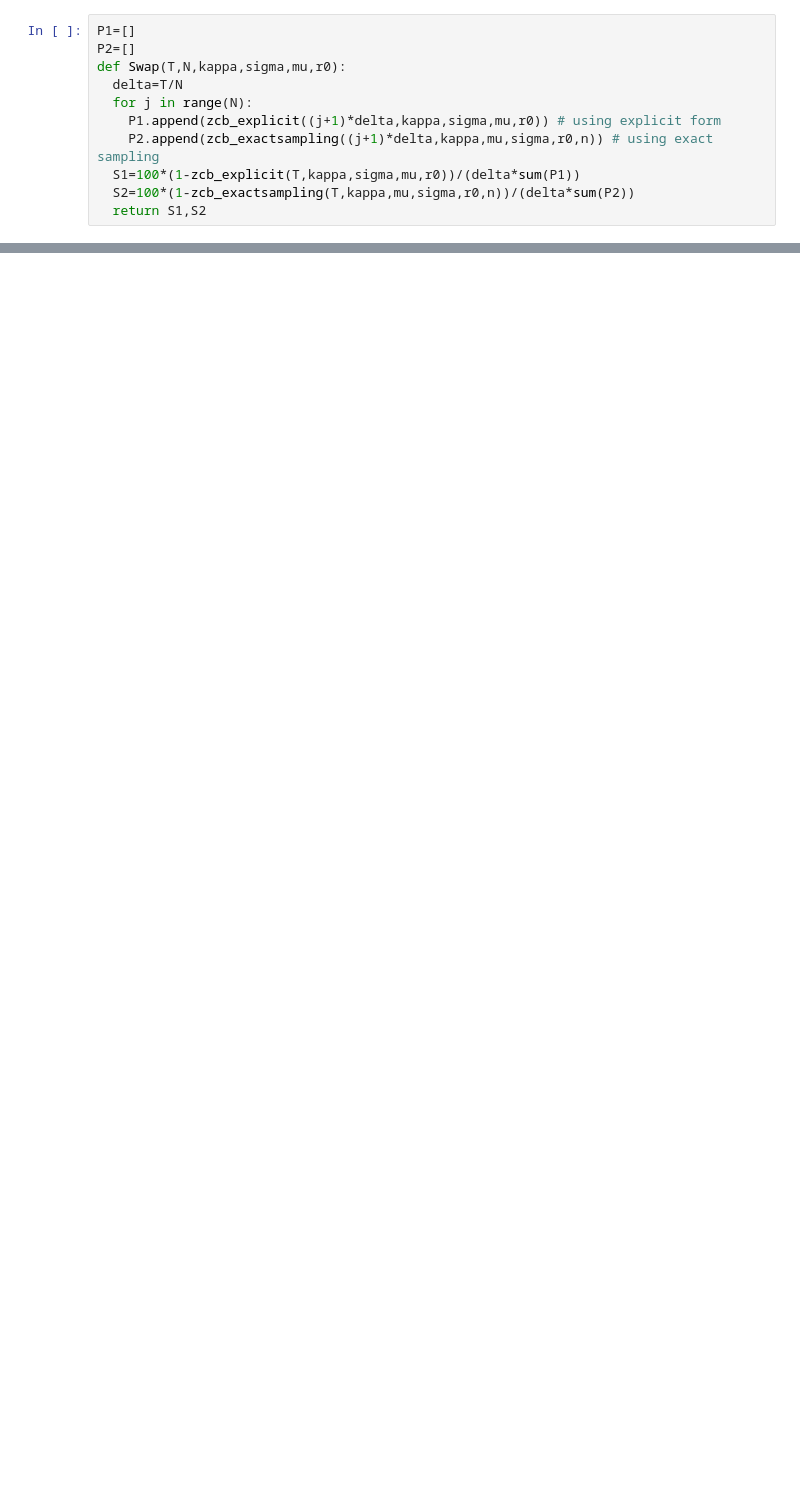
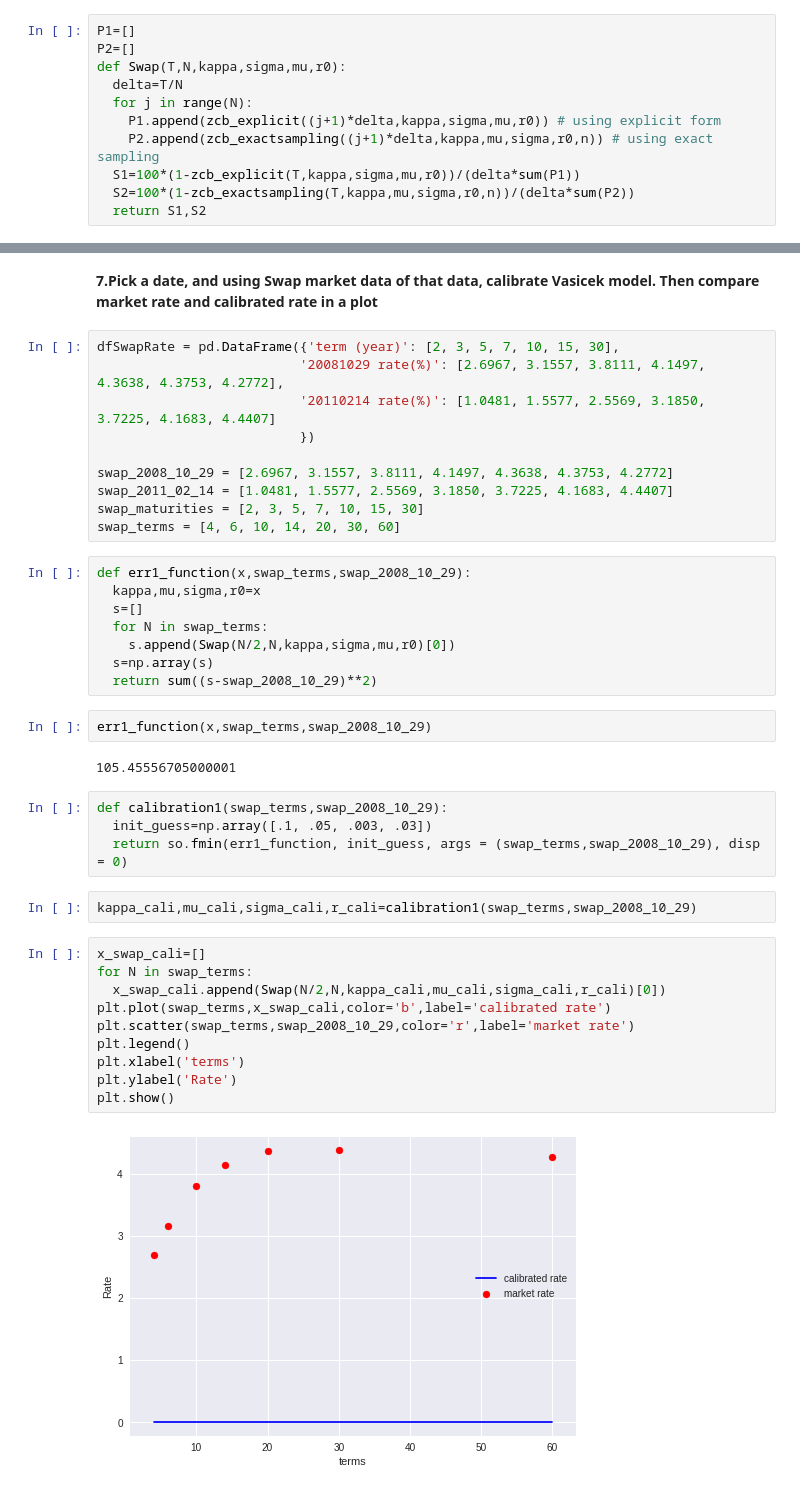
Before and after one commit to 19ma573ZiyueNie/19ma573ZiyueNie, a Jupyter notebook: src/hw7_3.ipynb, the cells around one changed output, grey strips where cells are left out. Saved outputs shown, nothing was run; the diff lists cells and outputs as text; blank space fills up the shorter version.

```diff
--- a/src/hw7_3.ipynb
+++ b/src/hw7_3.ipynb
@@ -93,0 +134,42 @@ print('10 term swap rates with term length 1/2 year using exact sampling is '+ s
+# %% [markdown]
+**7.Pick a date, and using Swap market data of that data, calibrate Vasicek model. Then compare market rate and calibrated rate in a plot**
+# %%
+dfSwapRate = pd.DataFrame({'term (year)': [2, 3, 5, 7, 10, 15, 30],
+                          '20081029 rate(%)': [2.6967, 3.1557, 3.8111, 4.1497, 4.3638, 4.3753, 4.2772],
+                          '20110214 rate(%)': [1.0481, 1.5577, 2.5569, 3.1850, 3.7225, 4.1683, 4.4407]
+                          })
+
+swap_2008_10_29 = [2.6967, 3.1557, 3.8111, 4.1497, 4.3638, 4.3753, 4.2772]
+swap_2011_02_14 = [1.0481, 1.5577, 2.5569, 3.1850, 3.7225, 4.1683, 4.4407]
+swap_maturities = [2, 3, 5, 7, 10, 15, 30]
+swap_terms = [4, 6, 10, 14, 20, 30, 60]
+# %%
+def err1_function(x,swap_terms,swap_2008_10_29):
+  kappa,mu,sigma,r0=x
+  s=[]
+  for N in swap_terms:
+    s.append(Swap(N/2,N,kappa,sigma,mu,r0)[0])
+  s=np.array(s)
+  return sum((s-swap_2008_10_29)**2)
+# %%
+err1_function(x,swap_terms,swap_2008_10_29)
+# %% [output]
+105.45556705000001
+# %%
+def calibration1(swap_terms,swap_2008_10_29):
+  init_guess=np.array([.1, .05, .003, .03])
+  return so.fmin(err1_function, init_guess, args = (swap_terms,swap_2008_10_29), disp = 0)
+# %%
+kappa_cali,mu_cali,sigma_cali,r_cali=calibration1(swap_terms,swap_2008_10_29)
+# %%
+x_swap_cali=[]
+for N in swap_terms:
+  x_swap_cali.append(Swap(N/2,N,kappa_cali,mu_cali,sigma_cali,r_cali)[0])
+plt.plot(swap_terms,x_swap_cali,color='b',label='calibrated rate')
+plt.scatter(swap_terms,swap_2008_10_29,color='r',label='market rate')
+plt.legend()
+plt.xlabel('terms')
+plt.ylabel('Rate')
+plt.show()
+# %% [output]
+[figure, added]
```
Also changed, not shown: parts of 15 cells of this notebook.
